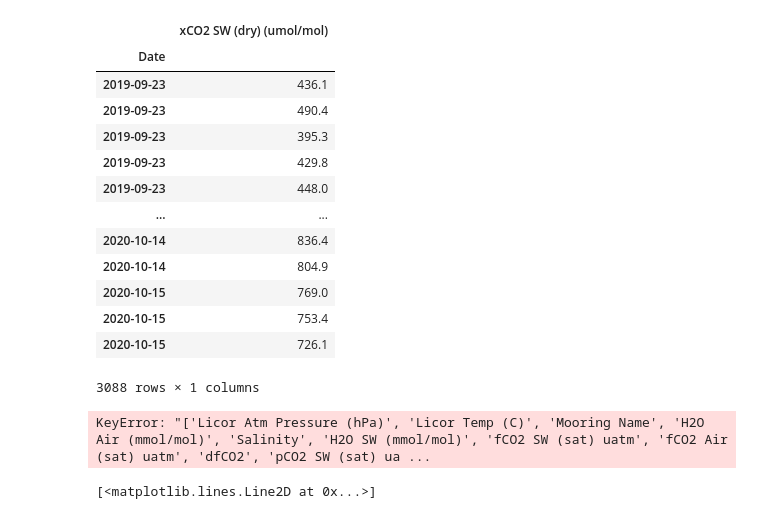
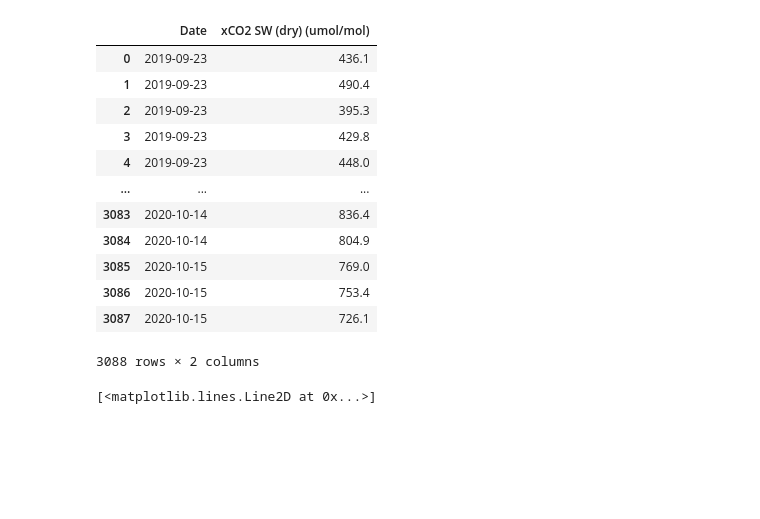
Before and after one commit to Lbh22GitHub/Harris.L_FinalProject, a Jupyter notebook: final.ipynb, the cells around one changed output. Cells and saved outputs as stored; diff of their text form; code cells hidden in the pictures; blank space fills up the shorter version.

```diff
--- a/final.ipynb
+++ b/final.ipynb
@@ -42,30 +41,24 @@ display(dabob_df)
 # %%
 # load twanoh
-twanoh_df = pd.read_csv(twanoh_filepath, header=4,usecols = (3,16), index_col = 'Date')
-twanoh_df.index = pd.to_datetime(twanoh_df.index)
+twanoh_df = pd.read_csv(twanoh_filepath, header=4,usecols = (3,16))
+twanoh_df['Date'] = pd.to_datetime(twanoh_df['Date'])
 
 display(twanoh_df)
-# cleaning data
-twanoh_df = twanoh_df.drop(['Licor Atm Pressure (hPa)','Licor Temp (C)','Mooring Name','H2O Air (mmol/mol)',
-                            'Salinity','H2O SW (mmol/mol)','fCO2 SW (sat) uatm','fCO2 Air (sat) uatm','dfCO2',
-                            'pCO2 SW (sat) uatm','pCO2 Air (sat) uatm','dpCO2','SST (C)','CO2 SW QF','MAPCO2 %O2','CO2 Air QF'], axis=1)
 
 # calculate rolling monthly average
 
 #twanoh_round = twanoh_df['xCO2 SW (dry) (umol/mol)'].resample('M').mean()
 # %% [output]
-|  | xCO2 SW (dry) (umol/mol) |
-| Date |  |
-| 2019-09-23 | 436.1 |
-| 2019-09-23 | 490.4 |
-| 2019-09-23 | 395.3 |
-| 2019-09-23 | 429.8 |
-| 2019-09-23 | 448.0 |
-| ... | ... |
-| 2020-10-14 | 836.4 |
-| 2020-10-14 | 804.9 |
-| 2020-10-15 | 769.0 |
-| 2020-10-15 | 753.4 |
-| 2020-10-15 | 726.1 |
+|  | Date | xCO2 SW (dry) (umol/mol) |
+| 0 | 2019-09-23 | 436.1 |
+| 1 | 2019-09-23 | 490.4 |
+| 2 | 2019-09-23 | 395.3 |
+| 3 | 2019-09-23 | 429.8 |
+| 4 | 2019-09-23 | 448.0 |
+| ... | ... | ... |
+| 3083 | 2020-10-14 | 836.4 |
+| 3084 | 2020-10-14 | 804.9 |
+| 3085 | 2020-10-15 | 769.0 |
+| 3086 | 2020-10-15 | 753.4 |
+| 3087 | 2020-10-15 | 726.1 |
-3088 rows × 1 columns
+3088 rows × 2 columns
-KeyError: "['Licor Atm Pressure (hPa)', 'Licor Temp (C)', 'Mooring Name', 'H2O Air (mmol/mol)', 'Salinity', 'H2O SW (mmol/mol)', 'fCO2 SW (sat) uatm', 'fCO2 Air (sat) uatm', 'dfCO2', 'pCO2 SW (sat) ua ...
```
Also changed, not shown: parts of 3 cells of this notebook.
